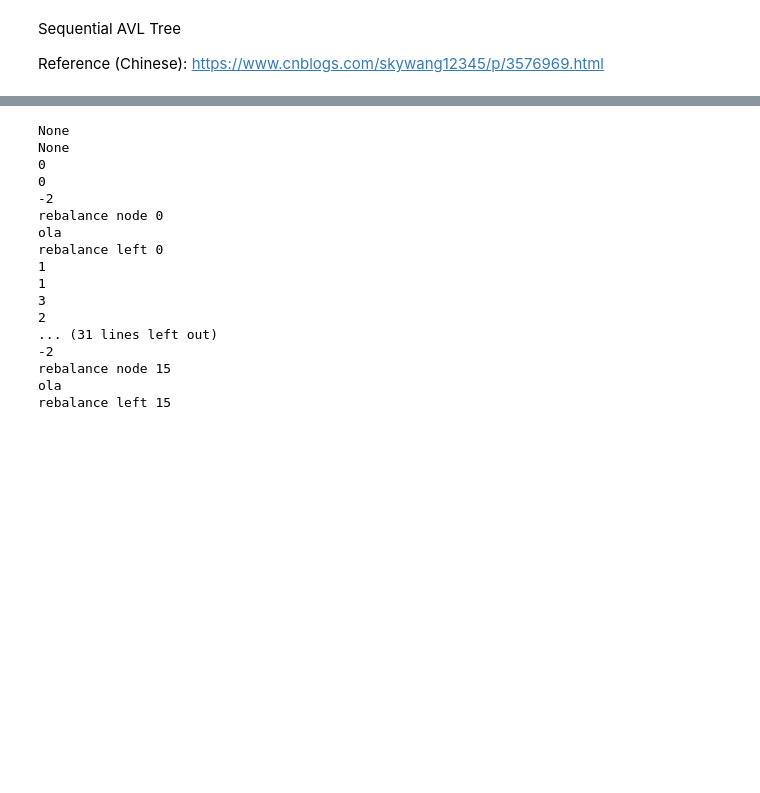
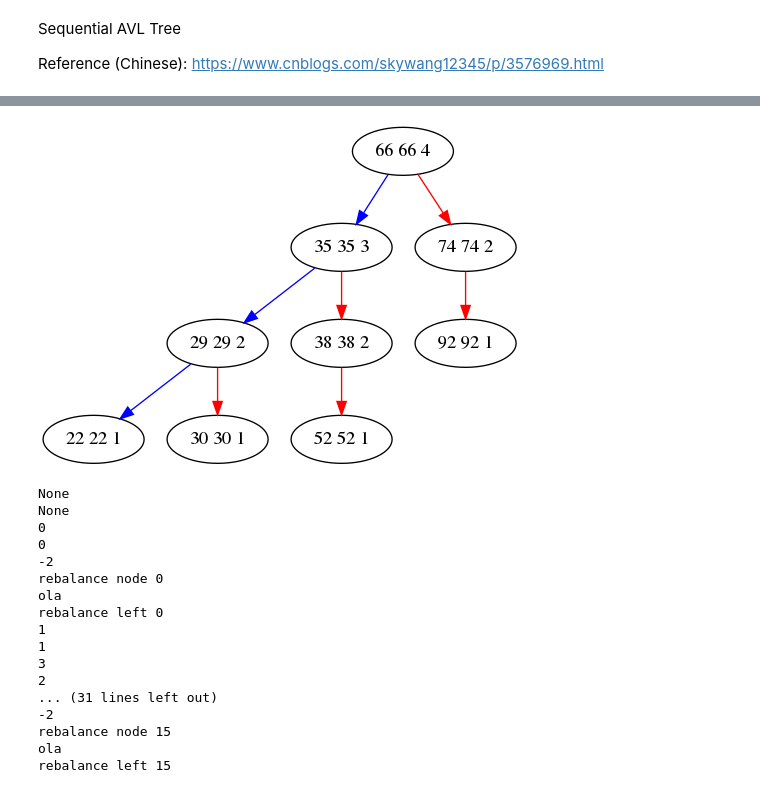
Before and after one commit to chyanju/pyConcurrentAVL, a Jupyter notebook: concurrentAVL.ipynb, the cells around one changed output, grey strips where cells are left out. Cells and saved outputs as stored; diff of their text form; code cells hidden in the pictures; blank space fills up the shorter version.

```diff
--- a/concurrentAVL.ipynb
+++ b/concurrentAVL.ipynb
@@ -9,3 +26,17 @@ import threading
+# %%
+def insert(l, tree):
+    for i in l:
+        tree.put(i)
+
+dtree = ConAVL()
+ltp = [92, 74, 66, 35, 29, 38, 52, 22, 30, 68, 32, 99, 48, 39, 7, 8, 33, 81, 67, 26]
+# ltp = [92, 74, 66, 35]
+tpool = []
+insert(ltp[0:9],dtree)
+
+dtree.print()
+# %% [output]
+[figure, added]
 # %%
 def insert(tree):
     for i in range(5):
```
Also changed, not shown: parts of 2 cells of this notebook, 1 other file.
